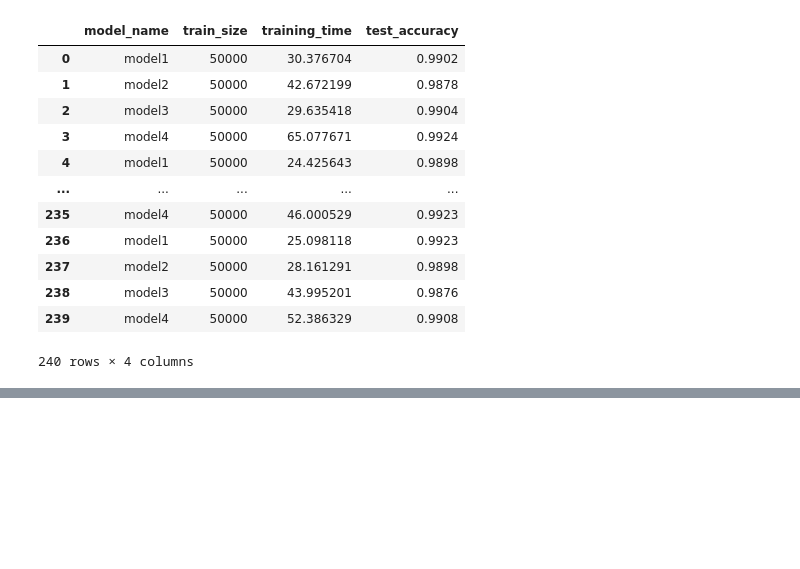
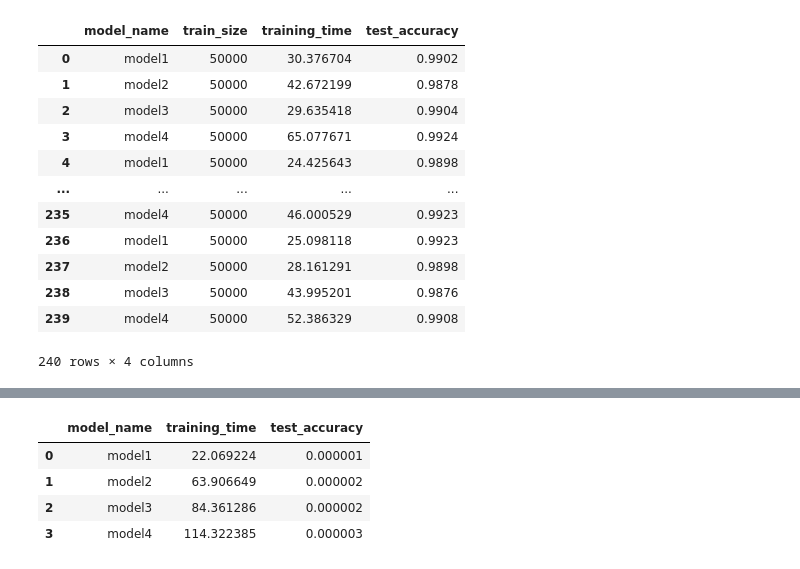
Before and after one commit to albert-kepner/Week6_DL_FinalProject, a Jupyter notebook: CNN_Models.ipynb, the cells around one changed output, grey strips where cells are left out. Drawn from its saved outputs; the diff is of its cells as text; code cells hidden in the pictures; blank space fills up the shorter version.

```diff
--- a/CNN_Models.ipynb
+++ b/CNN_Models.ipynb
@@ -613,0 +587,11 @@ df_size
+# %%
+## We also calculate the variance within the 60 observations for each model.
+variance = grouped[['training_time','test_accuracy']].aggregate(np.var)
+variance.reset_index(inplace=True)
+variance
+# %% [output]
+|  | model_name | training_time | test_accuracy |
+| 0 | model1 | 22.069224 | 0.000001 |
+| 1 | model2 | 63.906649 | 0.000002 |
+| 2 | model3 | 84.361286 | 0.000002 |
+| 3 | model4 | 114.322385 | 0.000003 |
```
Also changed, not shown: parts of 14 cells of this notebook, 2 other files.
